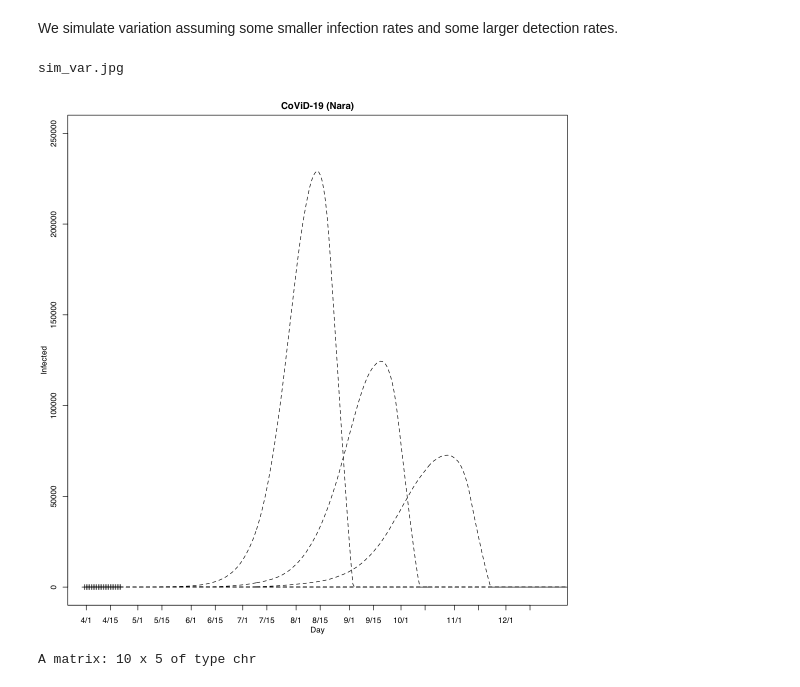
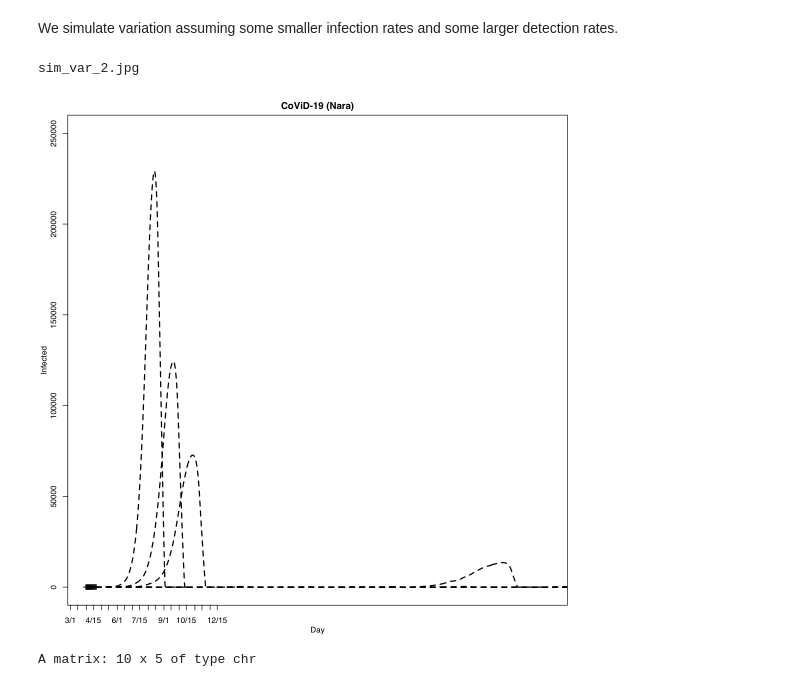
Before and after one commit to naono-git/covid19, a Jupyter notebook: covid19.nara.2.ipynb, the cells around one changed output. Drawn from its saved outputs; the diff is of its cells as text; code cells hidden in the pictures.

Commit message:
nara.2

```diff
--- a/covid19.nara.2.ipynb
+++ b/covid19.nara.2.ipynb
@@ -435,38 +439,38 @@ par_ratio <- rbind(
 #    c(0.85, 1.10),
 #    c(1.00, 1.15),
 #    c(0.95, 1.15),
 #    c(0.90, 1.15),
     c(0.85, 1.15),
     c(0.80, 1.00),
     c(0.75, 1.00),
     c(0.70, 1.00),
     c(0.60, 1.00),
     c(0.50, 1.00)
 )
 set.seed(2)
 pred_peak <- NULL
 pred_curve <- list()
 for(aa in 1:nrow(par_ratio)){
     ra <- par_ratio[aa,1]
     rb <- par_ratio[aa,2]
     par_tmp <- list(alpha=alpha_all*ra, beta=beta_all*rb, gamma=gamma_all, nn=n0_nara, e0=as.integer(e0_total/n0_total*n0_nara), i0=as.integer(i0_total/n0_total*n0_nara), re0=as.integer(r0_total/n0_total*n0_nara), ri0=as.integer(r0_total/n0_total*n0_nara))
     sim_tmp <- simSEIR_delay(365*4, par=par_tmp)
     pred_curve[[aa]] <- sim_tmp
     pred_peak <- rbind(pred_peak, c(alpha=ra, beta=rb, max=max(sim_tmp[,"iit"]), tot=sim_tmp[,"rit"][[730]]+sim_tmp[,"ret"][[730]], peak=which.max(sim_tmp[,"iit"])))
 }
 
 plotFigure(function(){
-    plot(dd2, pref47.infected[,"Nara"], axes=FALSE, frame=TRUE, type="b", lty=2, pch=3, xlim=c(1,270), ylim=c(10,250000),
+    plot(dd2, pref47.infected[,"Nara"], axes=FALSE, frame=TRUE, type="b", lty=2, pch=3, xlim=c(1,365*2.5), ylim=c(10,250000),
          xlab="Day", ylab="Infected", main="CoViD-19 (Nara)")
     for(aa in 1:nrow(par_ratio)){
-        points(1:(365*4),(pred_curve[[aa]][,"iit"]), col=1,type="l",lty=2)
+        points(1:(365*4),(pred_curve[[aa]][,"iit"]), col=1,type="l",lty=2, lwd=2)
     }
     axis(1,at=ddlabel-d0.p47,labels=ticklabel)
     axis(2)
-},rx=1.5,ry=1.5,dir="fig",file="sim_var",dev=c("x11","jpg"))
+},rx=1.5/270*365*2.5,ry=1.5,dir="fig",file="sim_var_2",dev=c("x11","jpg"))
 # %% [output]
-sim_var.jpg
+sim_var_2.jpg
-[figure, old version]
+[figure, new version]
 # %%
 cbind(pred_peak[,-5], peak=paste(d0.p47+pred_peak[,5]))
 # %% [output]
```
Also changed, not shown: parts of 9 cells of this notebook, 2 other files.
